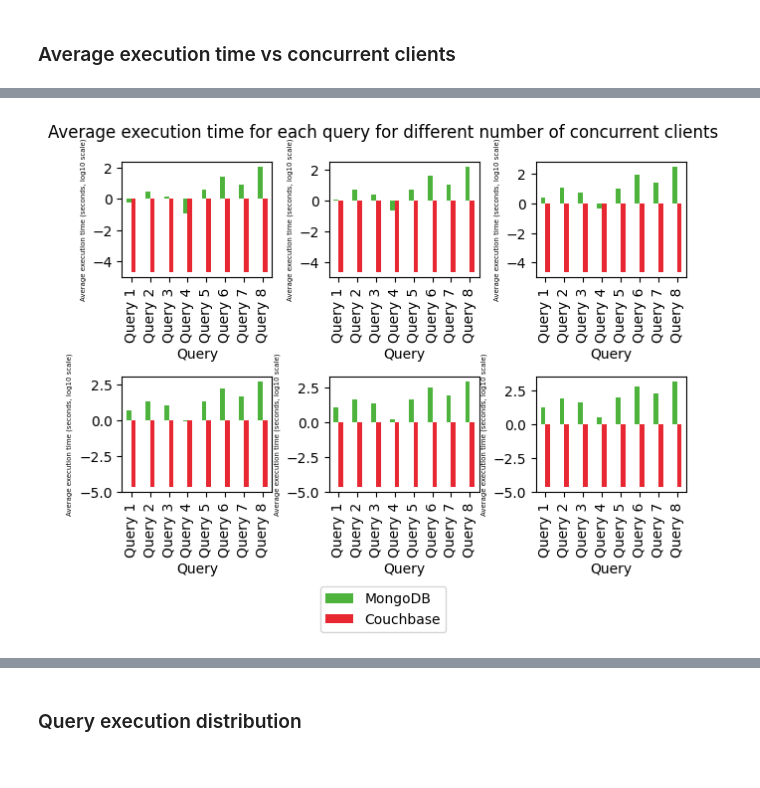
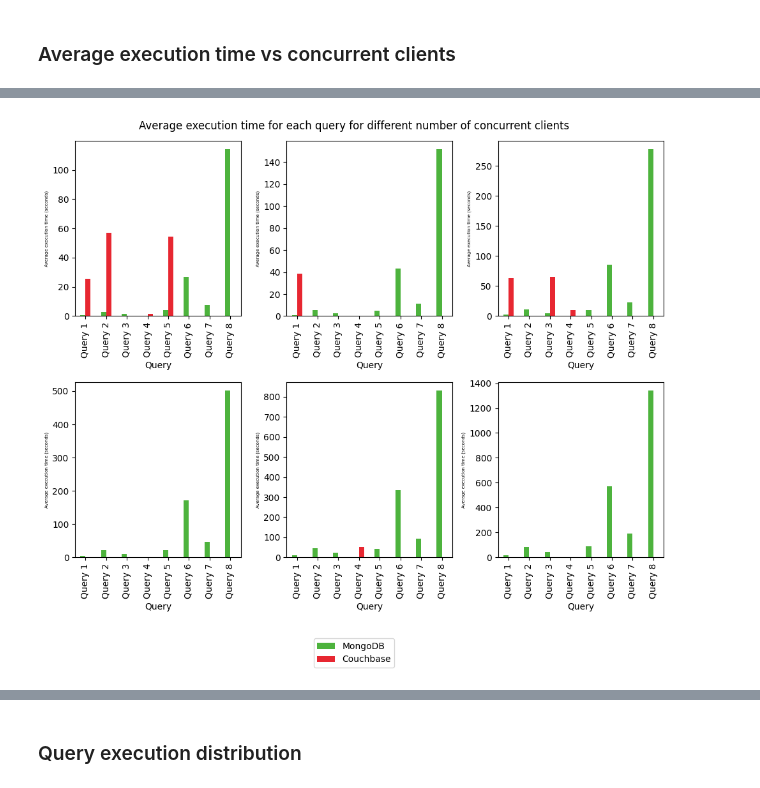
Before and after one commit to zeNightshade/JSONBench, a Jupyter notebook: visualisation.ipynb, the cells around one changed output, grey strips where cells are left out. Cells and saved outputs as stored; diff of their text form; code cells hidden in the pictures.

```diff
--- a/visualisation.ipynb
+++ b/visualisation.ipynb
@@ -431,26 +475,5 @@ plt.show()
 # %% [markdown]
 ### Average execution time vs concurrent clients
 # %%
-s200_w2_time = s200_w2.groupby(by='Query').mean()
-s200_w2_time['MongoDB'] = np.log10(s200_w2_time['MongoDB'])
-s200_w2_time['Couchbase'] = np.log10(s200_w2_time['Couchbase'])
-
-s200_w4_time = s200_w4.groupby(by='Query').mean()
-s200_w4_time['MongoDB'] = np.log10(s200_w4_time['MongoDB'])
-s200_w4_time['Couchbase'] = np.log10(s200_w4_time['Couchbase'])
-
-s200_w8_time = s200_w8.groupby(by='Query').mean()
-s200_w8_time['MongoDB'] = np.log10(s200_w8_time['MongoDB'])
-s200_w8_time['Couchbase'] = np.log10(s200_w8_time['Couchbase'])
-
-s200_w16_time = s200_w16.groupby(by='Query').mean()
-s200_w16_time['MongoDB'] = np.log10(s200_w16_time['MongoDB'])
-s200_w16_time['Couchbase'] = np.log10(s200_w16_time['Couchbase'])
-
-s200_w32_time = s200_w32.groupby(by='Query').mean()
-s200_w32_time['MongoDB'] = np.log10(s200_w32_time['MongoDB'])
-s200_w32_time['Couchbase'] = np.log10(s200_w32_time['Couchbase'])
-
-s200_w64_time = s200_w64.groupby(by='Query').mean()
-s200_w64_time['MongoDB'] = np.log10(s200_w64_time['MongoDB'])
-s200_w64_time['Couchbase'] = np.log10(s200_w64_time['Couchbase'])
+s100 = pd.concat([s100_w2, s100_w4, s100_w8, s100_w16, s100_w32, s100_w64], ignore_index=True)
+s100
@@ -457,24 +511,24 @@ s200_w64_time['Couchbase'] = np.log10(s200_w64_time['Couchbase'])
 # %%
-fig, axs = plt.subplots(nrows=2, ncols=3)
+fig, axs = plt.subplots(nrows=2, ncols=3, figsize=(10, 8))
 
 s200_w2_time.plot(kind='bar', color=colours, ax=axs[0, 0], legend=False)
 s200_w4_time.plot(kind='bar', color=colours, ax=axs[0, 1], legend=False)
 s200_w8_time.plot(kind='bar', color=colours, ax=axs[0, 2], legend=False)
 s200_w16_time.plot(kind='bar', color=colours, ax=axs[1, 0], legend=False)
 s200_w32_time.plot(kind='bar', color=colours, ax=axs[1, 1], legend=False)
 s200_w64_time.plot(kind='bar', color=colours, ax=axs[1, 2], legend=False)
 
 for ax in axs.flat:
     ax.set_xlabel("Query")
-    ax.set_ylabel("Average execution time (seconds, log10 scale)", fontsize=5)
+    ax.set_ylabel("Average execution time (seconds)", fontsize=5)
 
 plt.suptitle("Average execution time for each query for different number of concurrent clients")
 handles, labels = plt.gca().get_legend_handles_labels()
 fig.legend(handles, labels, loc='lower center', bbox_to_anchor=(0.5, -0.1))
 plt.tight_layout()
 plt.show()
 # %% [output]
-[figure, old version]
+[figure, new version]
 # %%
 s200_w2_time.plot(kind='bar', color=colours)
 plt.title("Average query execution time with 2 concurrent clients")
```
Also changed, not shown: parts of 23 cells of this notebook.
